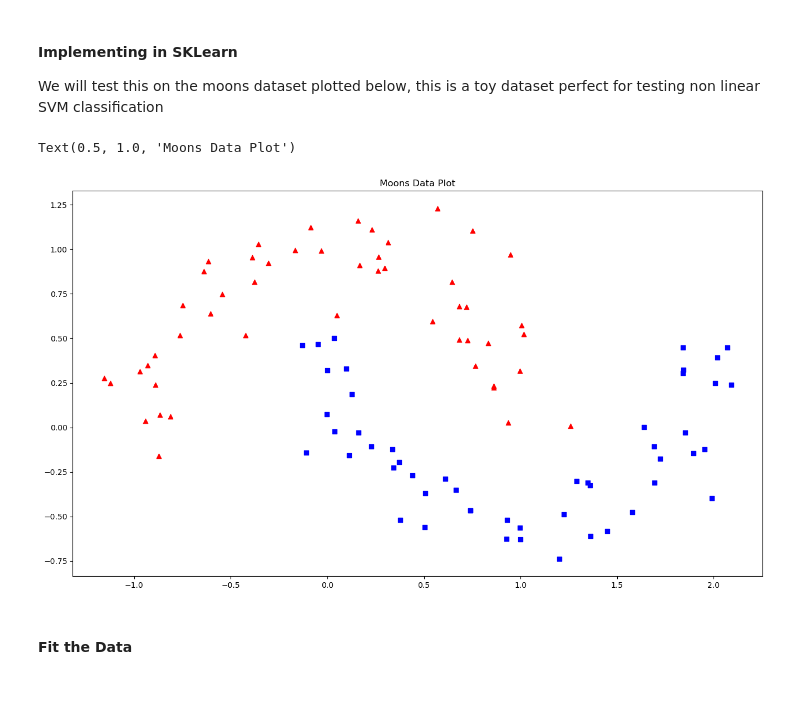
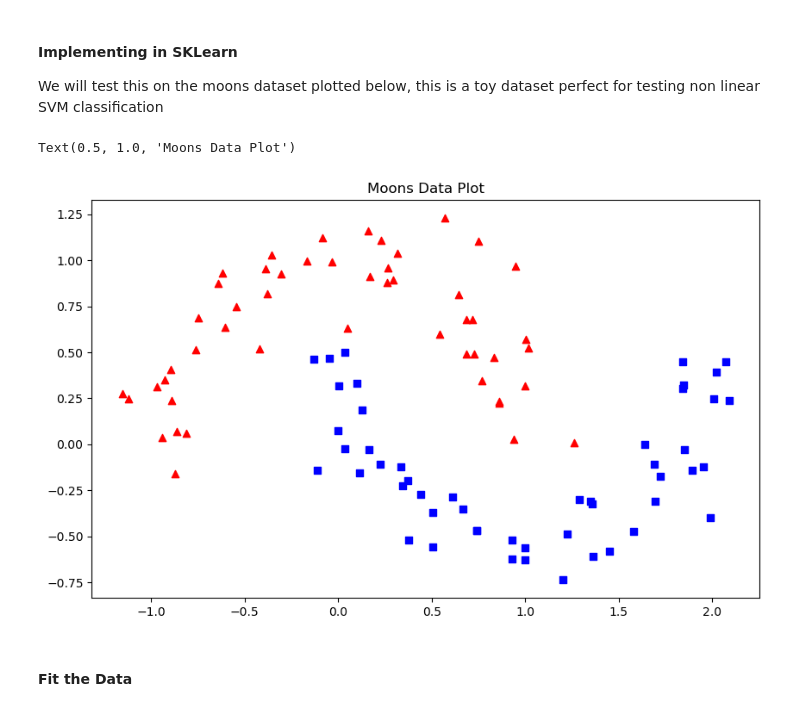
Before and after one commit to LilacOrchid/MachineLearningPractice, a Jupyter notebook: SVM Theory.ipynb, the cells around one changed output. Saved outputs shown, nothing was run; the diff lists cells and outputs as text; code cells hidden in the pictures.

```diff
--- a/SVM Theory.ipynb
+++ b/SVM Theory.ipynb
@@ -151,16 +152,16 @@ We will test this on the moons dataset plotted below, this is a toy dataset perf
 # %%
 from sklearn.datasets import make_moons
 from sklearn.pipeline import Pipeline
 from sklearn.preprocessing import PolynomialFeatures
 
 X, y = make_moons(n_samples=100,noise=0.15,random_state=0) #generate dataset
-plt.figure(figsize=(16,9))
+plt.figure(figsize=(10,6))
 plt.scatter(X[y==0,0],X[y==0,1],color='r',marker='^')
 plt.scatter(X[y==1,0],X[y==1,1],color='b',marker='s')
 plt.title('Moons Data Plot')
 # %% [output]
 Text(0.5, 1.0, 'Moons Data Plot')
-[figure, old version]
+[figure, new version]
 # %% [markdown]
 #### Fit the Data
 # %%
```
Also changed, not shown: parts of 14 cells of this notebook.
